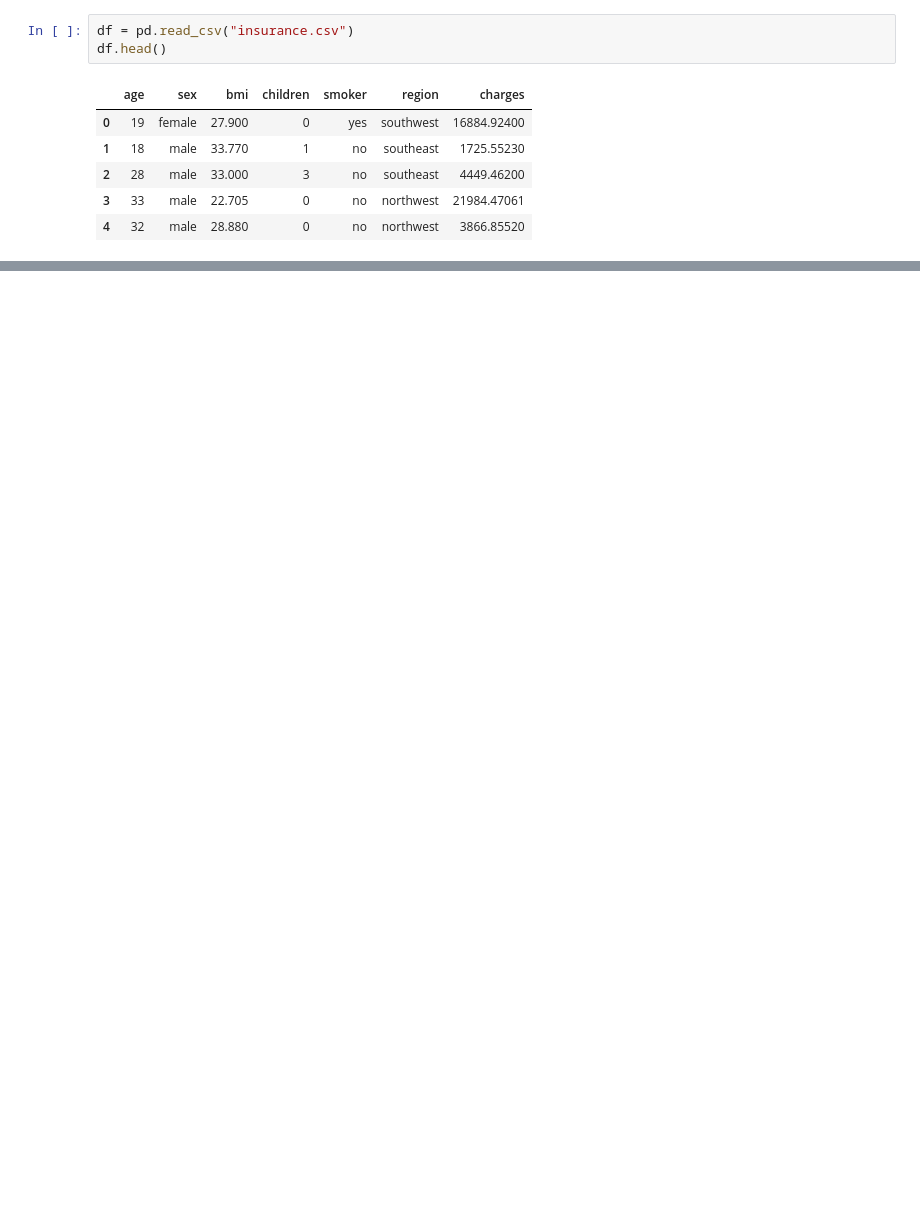
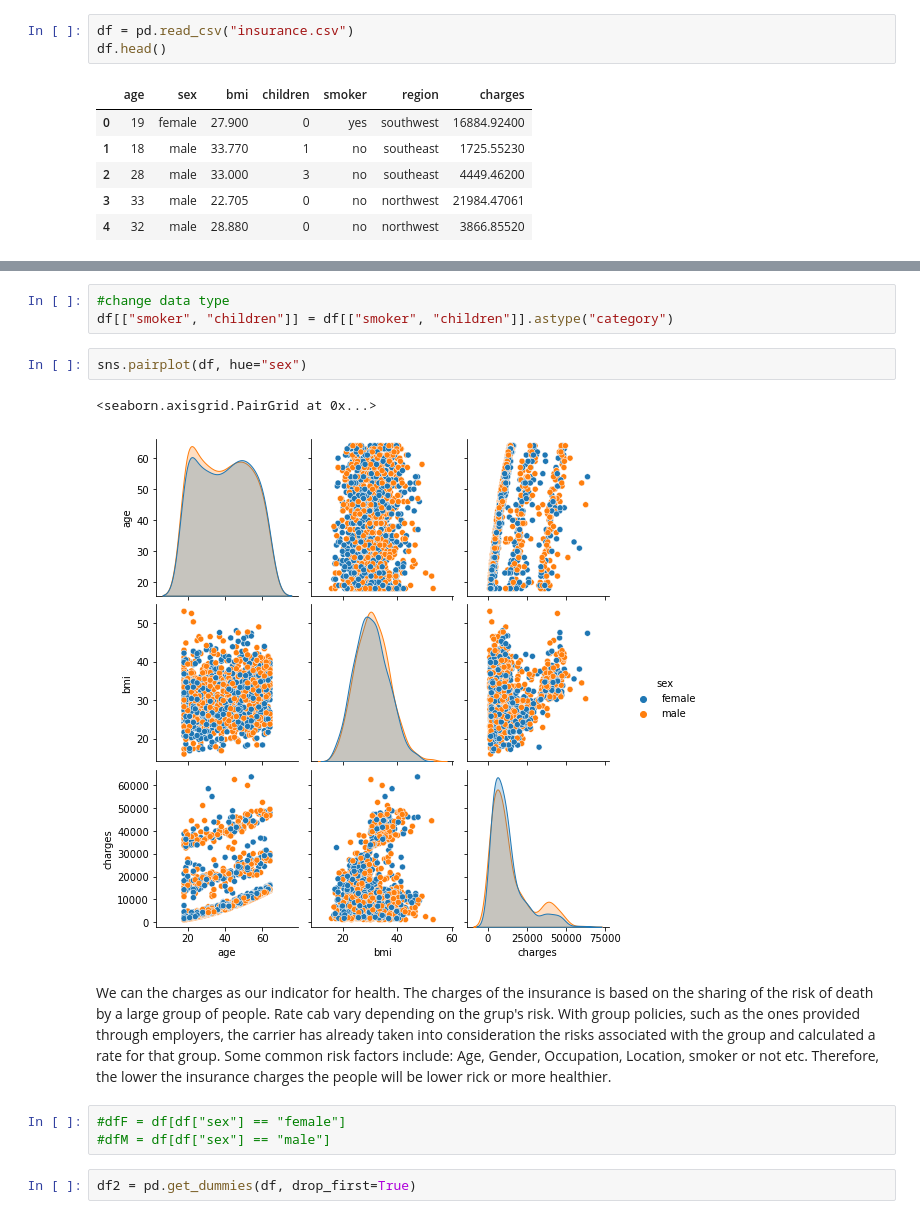
Before and after one commit to CcDenn/Data3450-project, a Jupyter notebook: 3450 project.ipynb, the cells around one changed output, grey strips where cells are left out. Saved outputs shown, nothing was run; the diff lists cells and outputs as text; blank space fills up the shorter version.

```diff
--- a/3450 project.ipynb
+++ b/3450 project.ipynb
@@ -41,0 +108,17 @@ df2.head()
+# %%
+#change data type
+df[["smoker", "children"]] = df[["smoker", "children"]].astype("category")
+# %%
+sns.pairplot(df, hue="sex")
+# %% [output]
+<seaborn.axisgrid.PairGrid at 0x...>
+[figure, added]
+# %% [markdown]
+We can the charges as our indicator for health.  The charges of the insurance is based on the sharing of the risk of death by a large group of people. Rate cab vary depending on the grup's risk. With group policies, such as the ones provided through employers, the carrier has already  taken into consideration the risks associated with the group and calculated a rate for that group.
+Some common risk factors include: Age, Gender, Occupation, Location, smoker or not etc.
+Therefore, the lower the insurance charges the people will be lower rick or more healthier.
+# %%
+#dfF = df[df["sex"] == "female"]
+#dfM = df[df["sex"] == "male"]
+# %%
+df2 = pd.get_dummies(df, drop_first=True)
```
Also changed, not shown: parts of 12 cells of this notebook.
